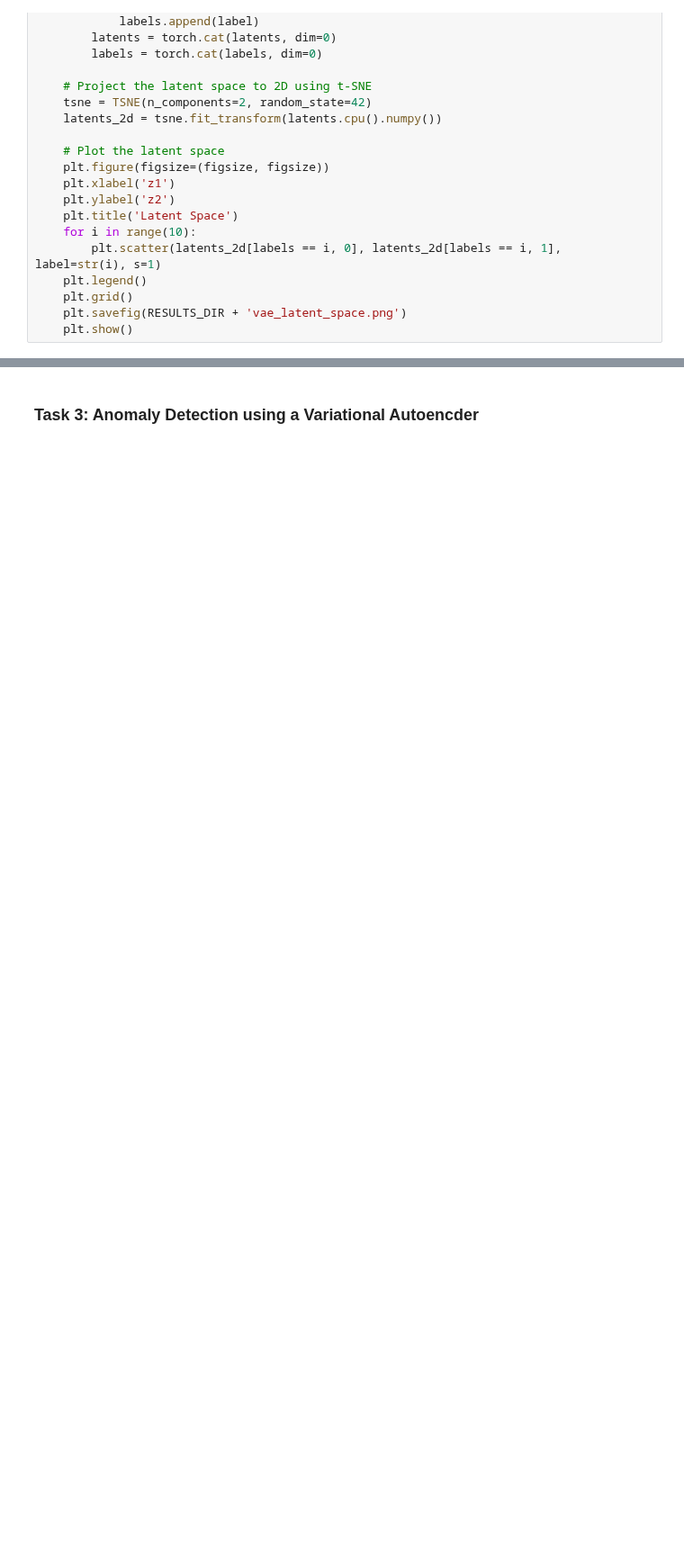
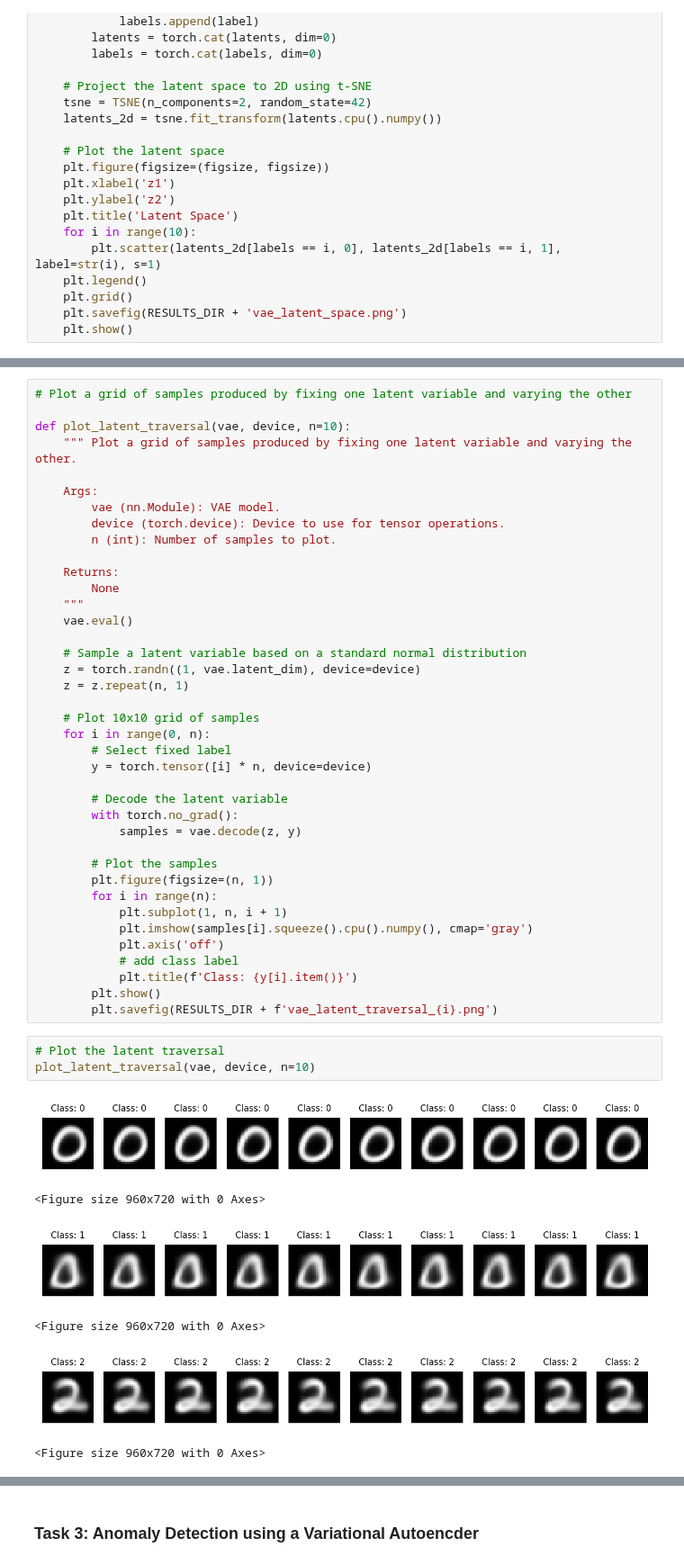
Before and after one commit to JaninaMattes/GAI-Visual-Synthesis, a Jupyter notebook: 07_exercise/Exercise07.ipynb, the cells around one changed output, grey strips where cells are left out. Shown at 90% size. Drawn from its saved outputs; the diff is of its cells as text; blank space fills up the shorter version.

```diff
--- a/07_exercise/Exercise07.ipynb
+++ b/07_exercise/Exercise07.ipynb
@@ -354,0 +502,49 @@ plot_latent_space(vae, testloader, n=1000, figsize=5, device=device)
+# %%
+# Plot a grid of samples produced by fixing one latent variable and varying the other
+
+def plot_latent_traversal(vae, device, n=10):
+    """ Plot a grid of samples produced by fixing one latent variable and varying the other.
+
+    Args:
+        vae (nn.Module): VAE model.
+        device (torch.device): Device to use for tensor operations.
+        n (int): Number of samples to plot.
+
+    Returns:
+        None
+    """
+    vae.eval()
+
+    # Sample a latent variable based on a standard normal distribution
+    z = torch.randn((1, vae.latent_dim), device=device)
+    z = z.repeat(n, 1)
+
+    # Plot 10x10 grid of samples
+    for i in range(0, n):
+        # Select fixed label
+        y = torch.tensor([i] * n, device=device)
+
+        # Decode the latent variable
+        with torch.no_grad():
+            samples = vae.decode(z, y)
+
+        # Plot the samples
+        plt.figure(figsize=(n, 1))
+        for i in range(n):
+            plt.subplot(1, n, i + 1)
+            plt.imshow(samples[i].squeeze().cpu().numpy(), cmap='gray')
+            plt.axis('off')
+            # add class label
+            plt.title(f'Class: {y[i].item()}')
+        plt.show()
+        plt.savefig(RESULTS_DIR + f'vae_latent_traversal_{i}.png')
+# %%
+# Plot the latent traversal
+plot_latent_traversal(vae, device, n=10)
+# %% [output]
+[figure, added]
+<Figure size 960x720 with 0 Axes>
+[figure, added]
+<Figure size 960x720 with 0 Axes>
+[figure, added]
+<Figure size 960x720 with 0 Axes>
```
Also changed, not shown: parts of 20 cells of this notebook, 14 other files.
